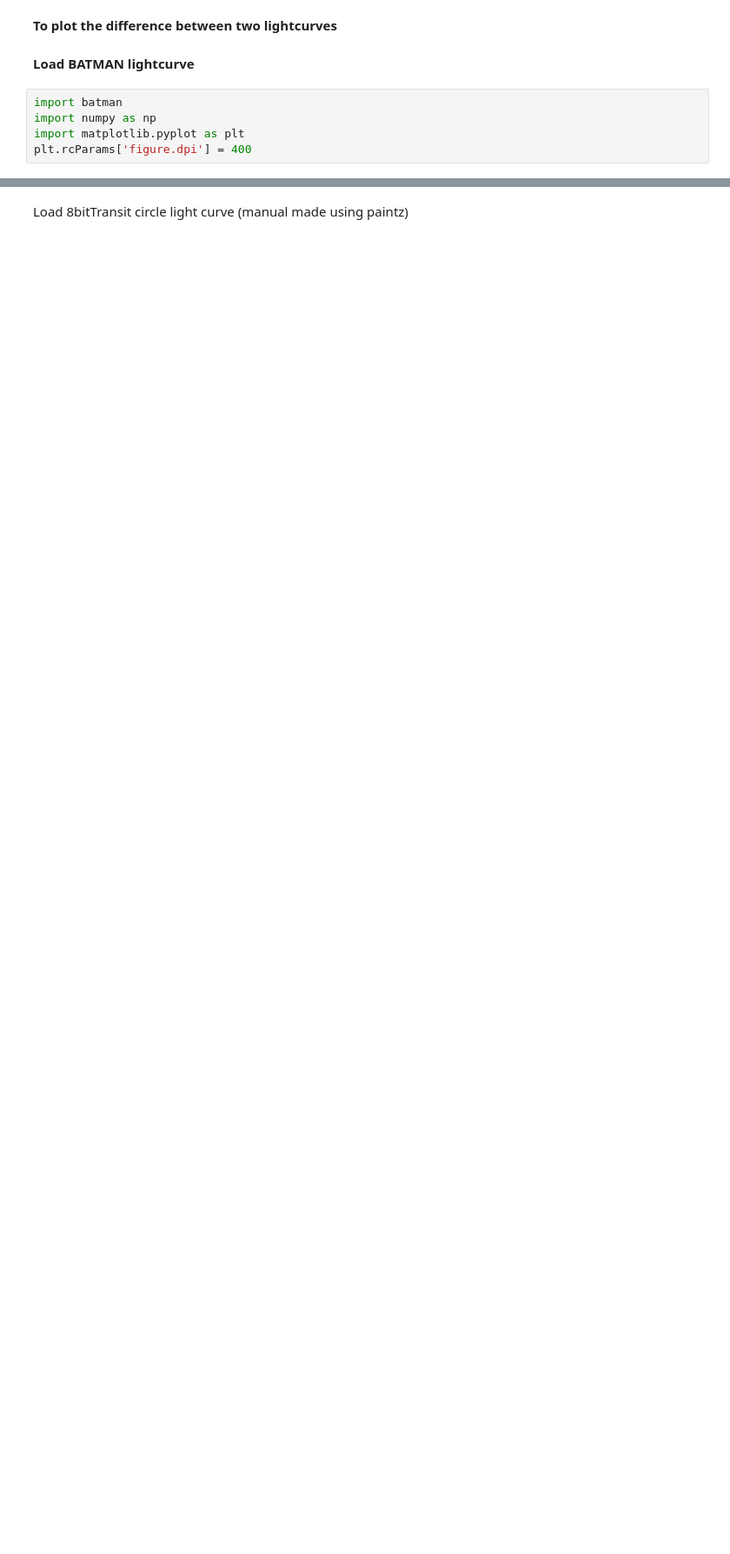
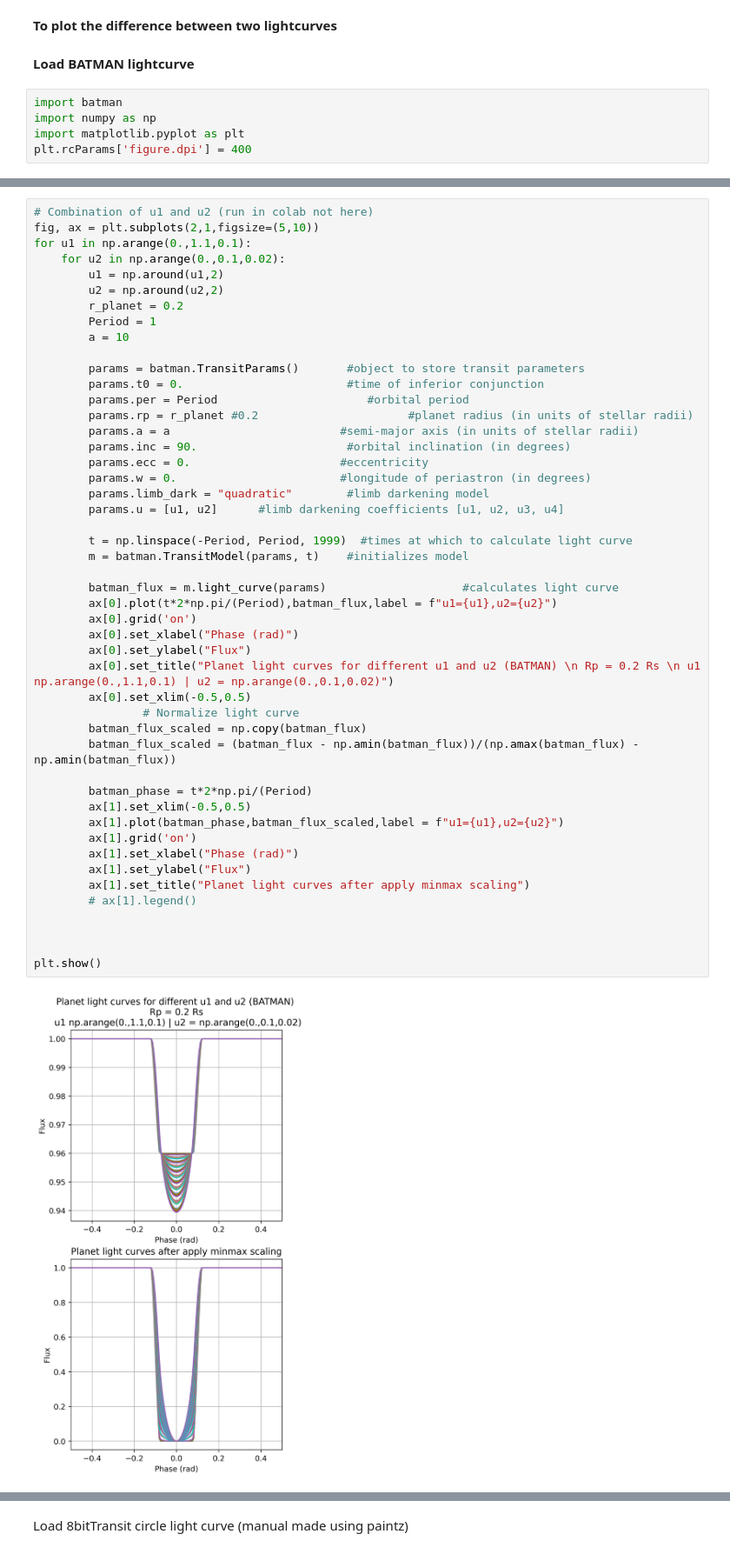
Before and after one commit to abrahammathews2000/mega, a Jupyter notebook: lightcurve_simulation/data_npy/plot_lc.ipynb, the cells around one changed output, grey strips where cells are left out. Shown at 87% size. Cells and saved outputs as stored; diff of their text form; blank space fills up the shorter version.

```diff
--- a/lightcurve_simulation/data_npy/plot_lc.ipynb
+++ b/lightcurve_simulation/data_npy/plot_lc.ipynb
@@ -155,0 +292,50 @@ plt.rcParams['figure.dpi'] = 400
+# %%
+# Combination of u1 and u2 (run in colab not here)
+fig, ax = plt.subplots(2,1,figsize=(5,10))
+for u1 in np.arange(0.,1.1,0.1):
+    for u2 in np.arange(0.,0.1,0.02):
+        u1 = np.around(u1,2)
+        u2 = np.around(u2,2)
+        r_planet = 0.2
+        Period = 1
+        a = 10
+
+        params = batman.TransitParams()       #object to store transit parameters
+        params.t0 = 0.                        #time of inferior conjunction
+        params.per = Period                      #orbital period
+        params.rp = r_planet #0.2                      #planet radius (in units of stellar radii)
+        params.a = a                         #semi-major axis (in units of stellar radii)
+        params.inc = 90.                      #orbital inclination (in degrees)
+        params.ecc = 0.                      #eccentricity
+        params.w = 0.                        #longitude of periastron (in degrees)
+        params.limb_dark = "quadratic"        #limb darkening model
+        params.u = [u1, u2]      #limb darkening coefficients [u1, u2, u3, u4]
+
+        t = np.linspace(-Period, Period, 1999)  #times at which to calculate light curve
+        m = batman.TransitModel(params, t)    #initializes model
+
+        batman_flux = m.light_curve(params)                    #calculates light curve
+        ax[0].plot(t*2*np.pi/(Period),batman_flux,label = f"u1={u1},u2={u2}")
+        ax[0].grid('on')
+        ax[0].set_xlabel("Phase (rad)")
+        ax[0].set_ylabel("Flux")
+        ax[0].set_title("Planet light curves for different u1 and u2 (BATMAN) \n Rp = 0.2 Rs \n u1 np.arange(0.,1.1,0.1) | u2 = np.arange(0.,0.1,0.02)")
+        ax[0].set_xlim(-0.5,0.5)
+                # Normalize light curve
+        batman_flux_scaled = np.copy(batman_flux)
+        batman_flux_scaled = (batman_flux - np.amin(batman_flux))/(np.amax(batman_flux) - np.amin(batman_flux))
+
+        batman_phase = t*2*np.pi/(Period)
+        ax[1].set_xlim(-0.5,0.5)
+        ax[1].plot(batman_phase,batman_flux_scaled,label = f"u1={u1},u2={u2}")
+        ax[1].grid('on')
+        ax[1].set_xlabel("Phase (rad)")
+        ax[1].set_ylabel("Flux")
+        ax[1].set_title("Planet light curves after apply minmax scaling")
+        # ax[1].legend()
+
+
+
+plt.show()
+# %% [output]
+[figure, added]
```
Also changed, not shown: parts of 20 cells of this notebook.
